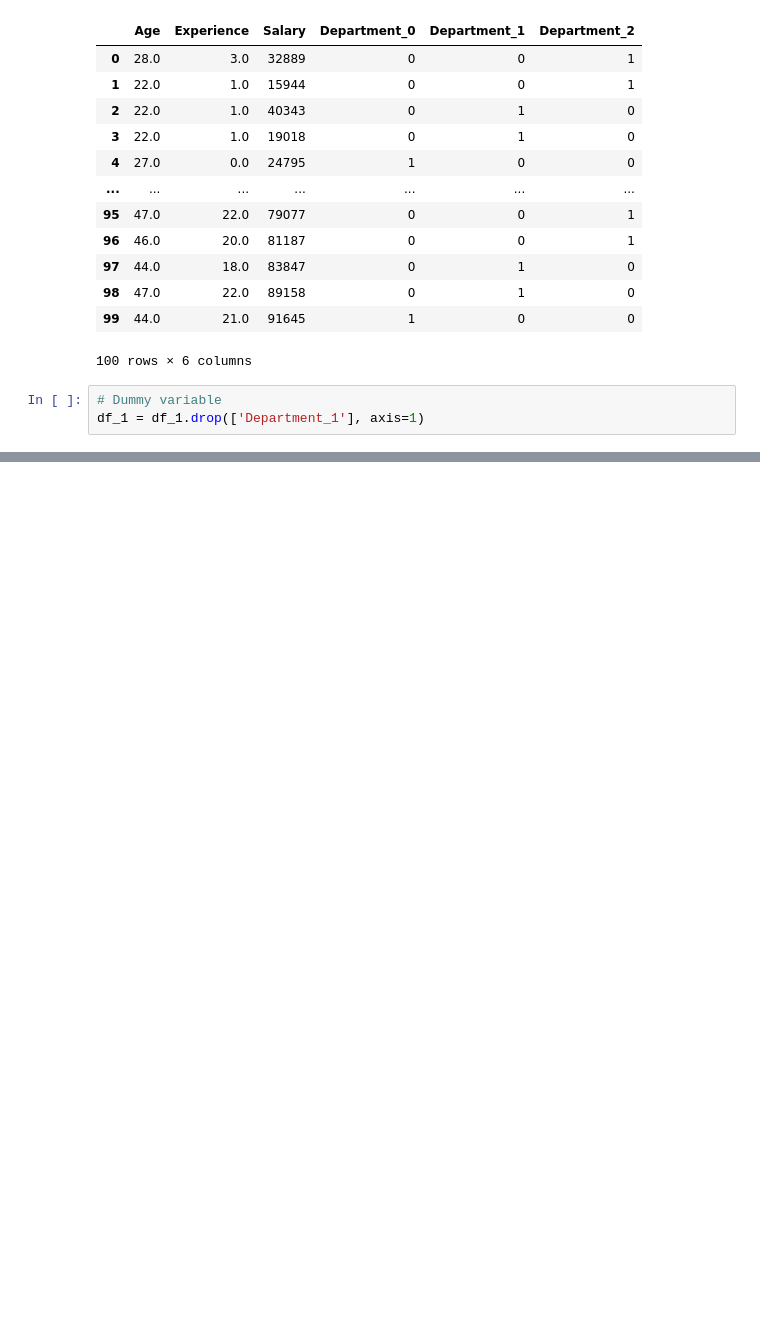
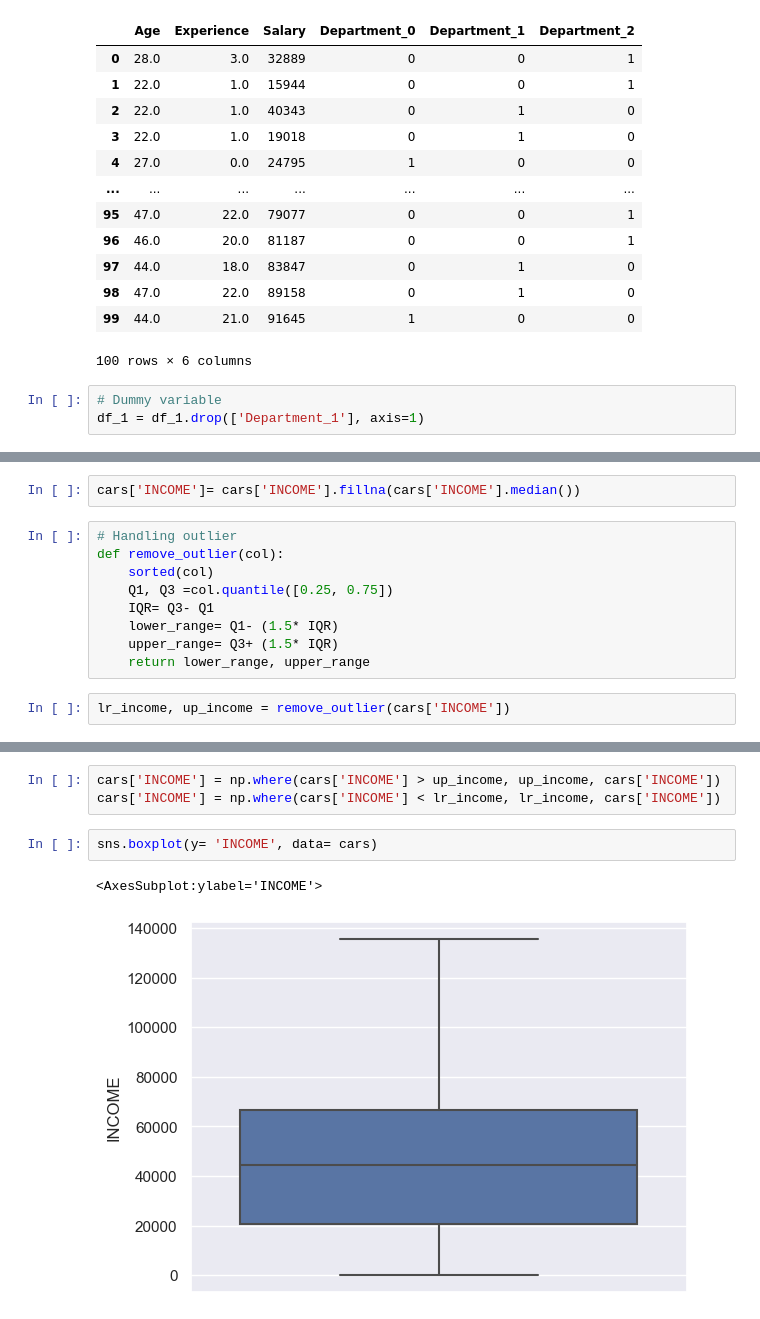
Before and after one commit to ardranijesh/Data-science-study, a Jupyter notebook: ML/Machine Learning.ipynb, the cells around one changed output, grey strips where cells are left out. Drawn from its saved outputs; the diff is of its cells as text; blank space fills up the shorter version.

```diff
--- a/ML/Machine Learning.ipynb
+++ b/ML/Machine Learning.ipynb
@@ -270,0 +356,13 @@ df_1 = df_1.drop(['Department_1'], axis=1)
+# %%
+cars['INCOME']= cars['INCOME'].fillna(cars['INCOME'].median())
+# %%
+# Handling outlier
+def remove_outlier(col):
+    sorted(col)
+    Q1, Q3 =col.quantile([0.25, 0.75])
+    IQR= Q3- Q1
+    lower_range= Q1- (1.5* IQR)
+    upper_range= Q3+ (1.5* IQR)
+    return lower_range, upper_range
+# %%
+lr_income, up_income = remove_outlier(cars['INCOME'])
@@ -270,0 +373,8 @@ df_1 = df_1.drop(['Department_1'], axis=1)
+# %%
+cars['INCOME'] = np.where(cars['INCOME'] > up_income, up_income, cars['INCOME'])
+cars['INCOME'] = np.where(cars['INCOME'] < lr_income, lr_income, cars['INCOME'])
+# %%
+sns.boxplot(y= 'INCOME', data= cars)
+# %% [output]
+<AxesSubplot:ylabel='INCOME'>
+[figure, added]
```
Also changed, not shown: parts of 9 cells of this notebook.
